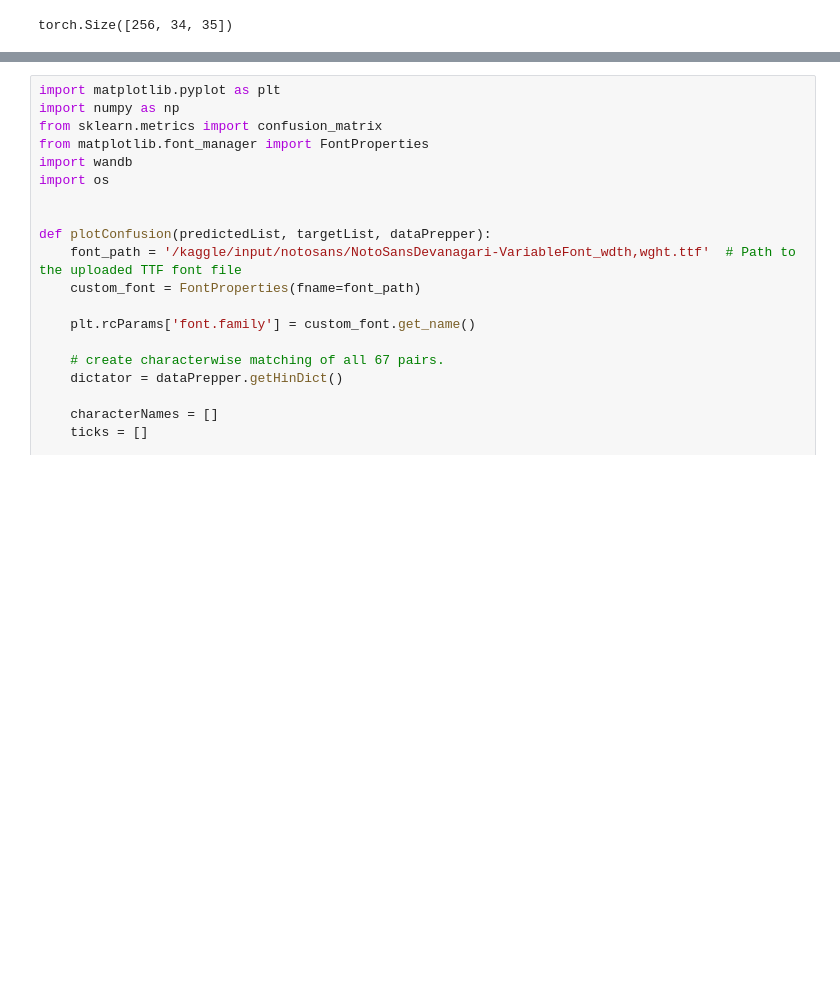
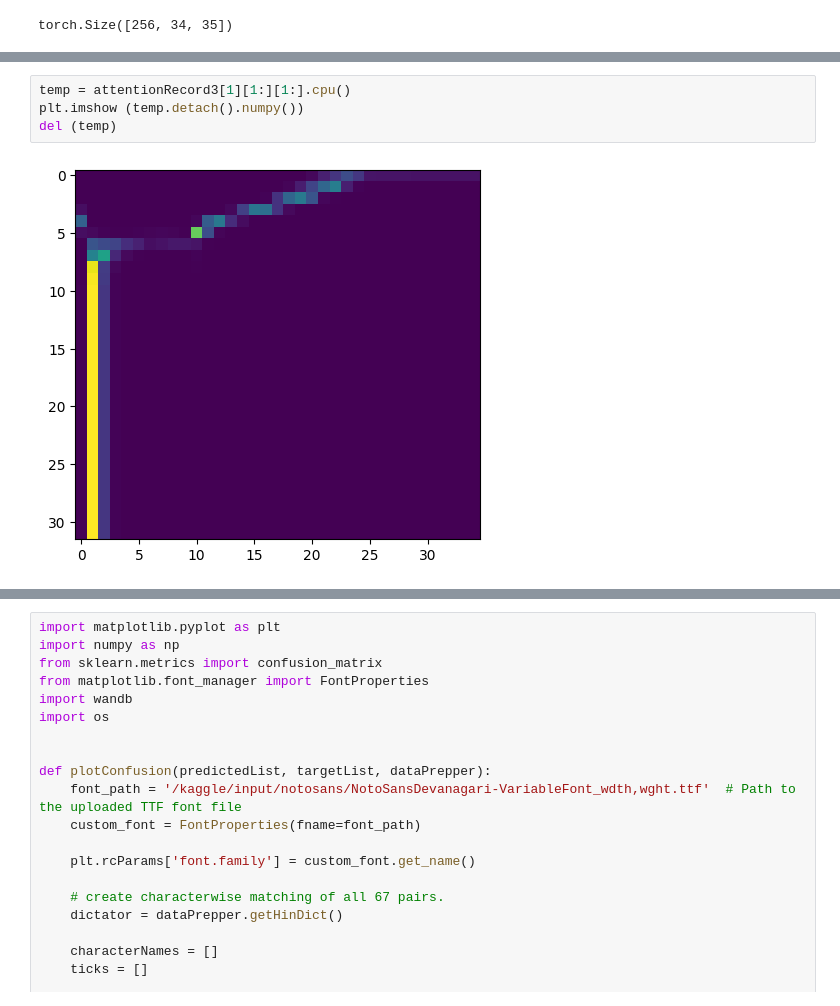
Before and after one commit to Barenya255/DLAssignment3, a Jupyter notebook: testingForAttentionAndHeatMaps.ipynb, the cells around one changed output, grey strips where cells are left out. Drawn from its saved outputs; the diff is of its cells as text; blank space fills up the shorter version.

```diff
--- a/testingForAttentionAndHeatMaps.ipynb
+++ b/testingForAttentionAndHeatMaps.ipynb
@@ -871,0 +859,6 @@ wandb: Appending key for api.wandb.ai to your netrc file: /root/.netrc
+# %%
+temp = attentionRecord3[1][1:][1:].cpu()
+plt.imshow (temp.detach().numpy())
+del (temp)
+# %% [output]
+[figure, added]
```
Also changed, not shown: parts of 10 cells of this notebook.
